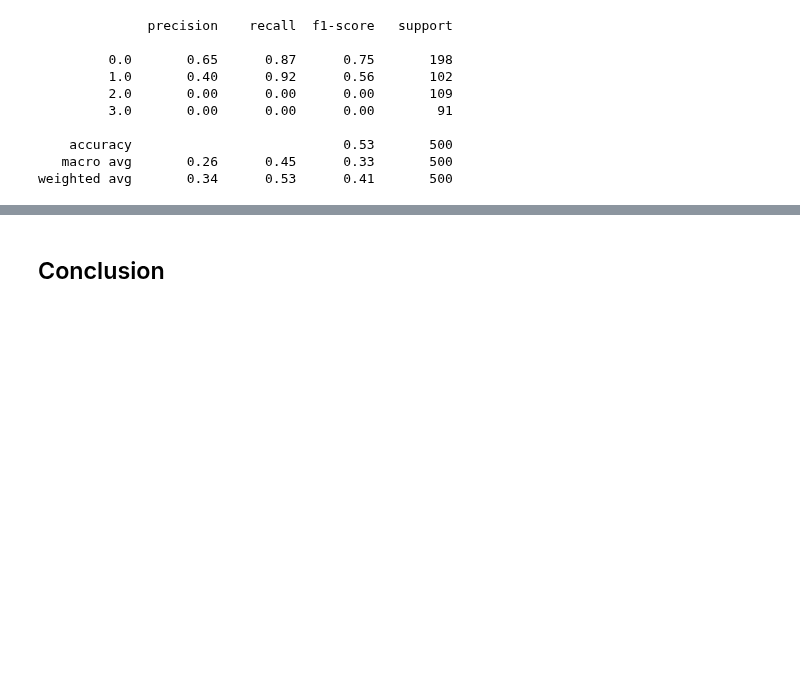
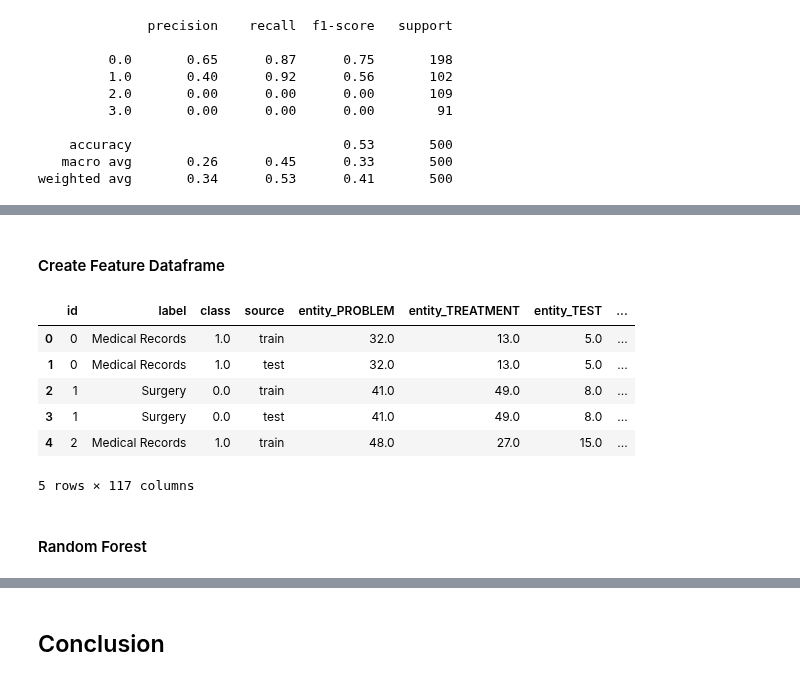
Before and after one commit to luca-martial/medical-specialty, a Jupyter notebook: medical_specialty_prediction.ipynb, the cells around one changed output, grey strips where cells are left out. Saved outputs shown, nothing was run; the diff lists cells and outputs as text; code cells hidden in the pictures; blank space fills up the shorter version.

```diff
--- a/medical_specialty_prediction.ipynb
+++ b/medical_specialty_prediction.ipynb
@@ -607,0 +1052,13 @@ weighted avg       0.34      0.53      0.41       500
+# %%
+# Limit dataset, add train/test differentiator
+limit_train = trainDataset.limit(500).withColumn("source", lit("train"))
+limit_test = testDataset.limit(500).withColumn("source", lit("test"))
+
+# Concat dataframes
+noresolver_unionDF = limit_train.union(limit_test)
+# %%
+# Fit pipeline
+noresolver_feature_model = noresolver_pipeline.fit(noresolver_unionDF)
+# %%
+# Transform train and test set
+noresolver_df = noresolver_feature_model.transform(noresolver_unionDF)
@@ -607,0 +1074,15 @@ weighted avg       0.34      0.53      0.41       500
+# %% [markdown]
+#### Create Feature Dataframe
+# %%
+# Create features
+noresolver_features = create_features(noresolver_df, pipeline='no_resolver')
+# %%
+noresolver_features.head()
+# %% [output]
+|  | id | label | class | source | entity_PROBLEM | entity_TREATMENT | entity_TEST | ... |
+| 0 | 0 | Medical Records | 1.0 | train | 32.0 | 13.0 | 5.0 | ... |
+| 1 | 0 | Medical Records | 1.0 | test | 32.0 | 13.0 | 5.0 | ... |
+| 2 | 1 | Surgery | 0.0 | train | 41.0 | 49.0 | 8.0 | ... |
+| 3 | 1 | Surgery | 0.0 | test | 41.0 | 49.0 | 8.0 | ... |
+| 4 | 2 | Medical Records | 1.0 | train | 48.0 | 27.0 | 15.0 | ... |
+5 rows × 117 columns
@@ -607,0 +1101,2 @@ weighted avg       0.34      0.53      0.41       500
+# %% [markdown]
+#### Random Forest
```
Also changed, not shown: parts of 66 cells of this notebook.
